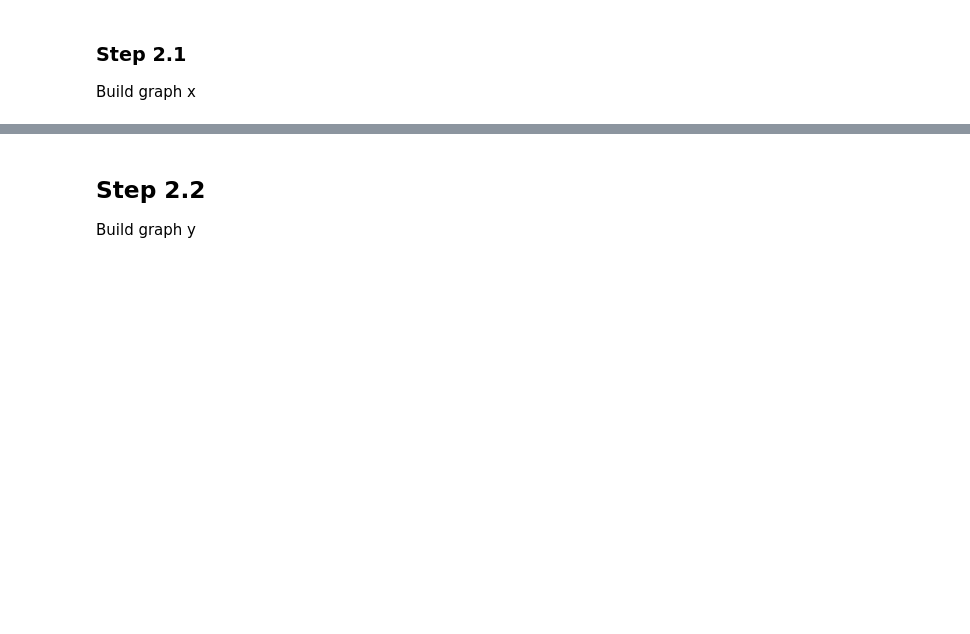
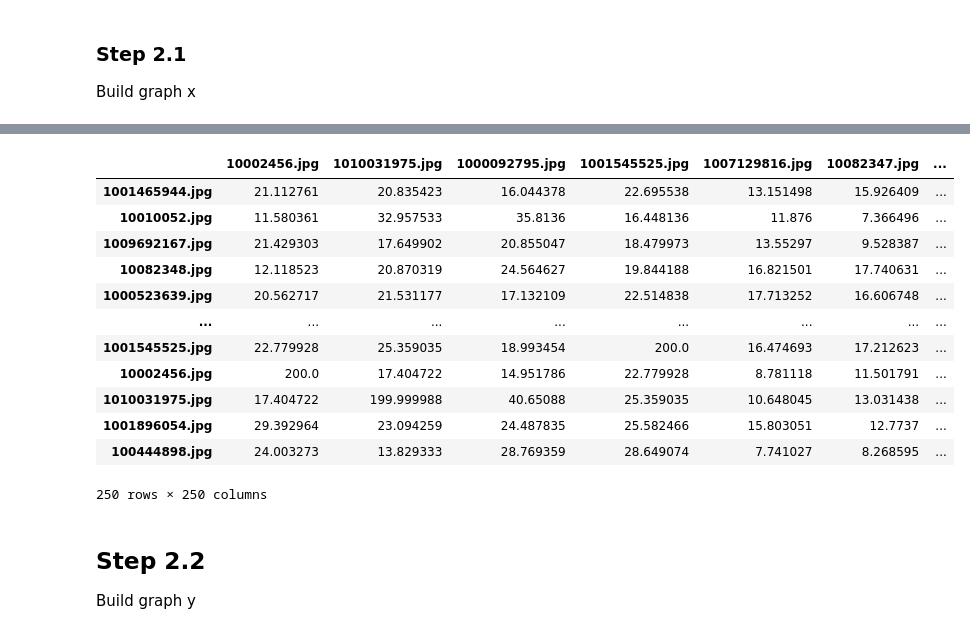
Before and after one commit to blake2703/image-text-retrieval, a Jupyter notebook: Unsupervised entity alignment for text-image retrieval.ipynb, the cells around one changed output, grey strips where cells are left out. Saved outputs shown, nothing was run; the diff lists cells and outputs as text; code cells hidden in the pictures; blank space fills up the shorter version.

```diff
--- a/Unsupervised entity alignment for text-image retrieval.ipynb
+++ b/Unsupervised entity alignment for text-image retrieval.ipynb
@@ -412,3 +421,22 @@ graph_x.sample(2)
+# %%
+
+graph_x_random = graph_x.sample(frac=1)
+graph_x_random = graph_x_random.sample(frac=1, axis=1)
+graph_x_random
+# %% [output]
+|  | 10002456.jpg | 1010031975.jpg | 1000092795.jpg | 1001545525.jpg | 1007129816.jpg | 10082347.jpg | ... |
+| 1001465944.jpg | 21.112761 | 20.835423 | 16.044378 | 22.695538 | 13.151498 | 15.926409 | ... |
+| 10010052.jpg | 11.580361 | 32.957533 | 35.8136 | 16.448136 | 11.876 | 7.366496 | ... |
+| 1009692167.jpg | 21.429303 | 17.649902 | 20.855047 | 18.479973 | 13.55297 | 9.528387 | ... |
+| 10082348.jpg | 12.118523 | 20.870319 | 24.564627 | 19.844188 | 16.821501 | 17.740631 | ... |
+| 1000523639.jpg | 20.562717 | 21.531177 | 17.132109 | 22.514838 | 17.713252 | 16.606748 | ... |
+| ... | ... | ... | ... | ... | ... | ... | ... |
+| 1001545525.jpg | 22.779928 | 25.359035 | 18.993454 | 200.0 | 16.474693 | 17.212623 | ... |
+| 10002456.jpg | 200.0 | 17.404722 | 14.951786 | 22.779928 | 8.781118 | 11.501791 | ... |
+| 1010031975.jpg | 17.404722 | 199.999988 | 40.65088 | 25.359035 | 10.648045 | 13.031438 | ... |
+| 1001896054.jpg | 29.392964 | 23.094259 | 24.487835 | 25.582466 | 15.803051 | 12.7737 | ... |
+| 100444898.jpg | 24.003273 | 13.829333 | 28.769359 | 28.649074 | 7.741027 | 8.268595 | ... |
+250 rows × 250 columns
 # %% [markdown]
 ## Step 2.2
 Build graph y
```
Also changed, not shown: parts of 15 cells of this notebook.
